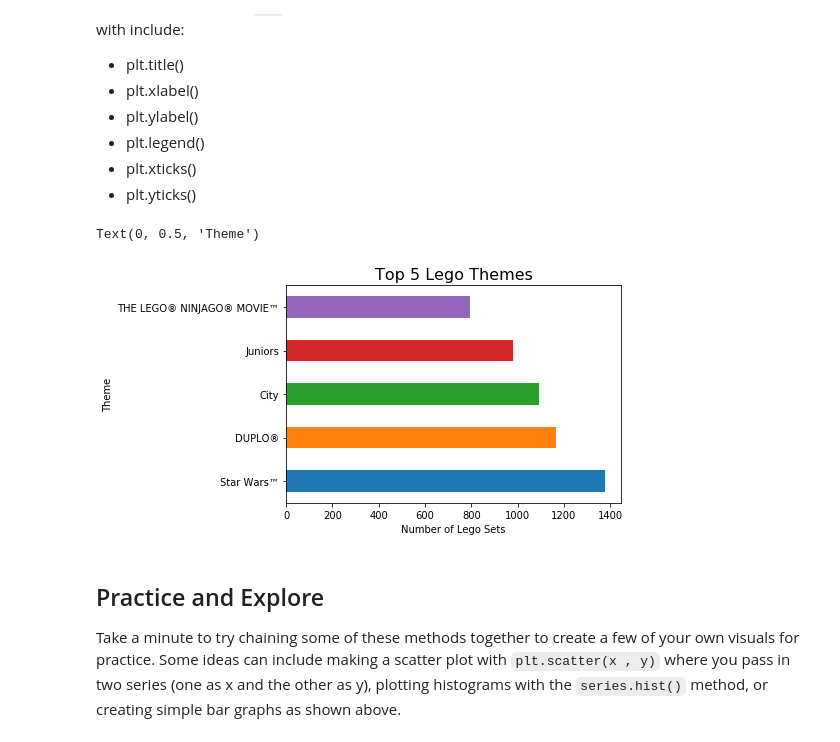
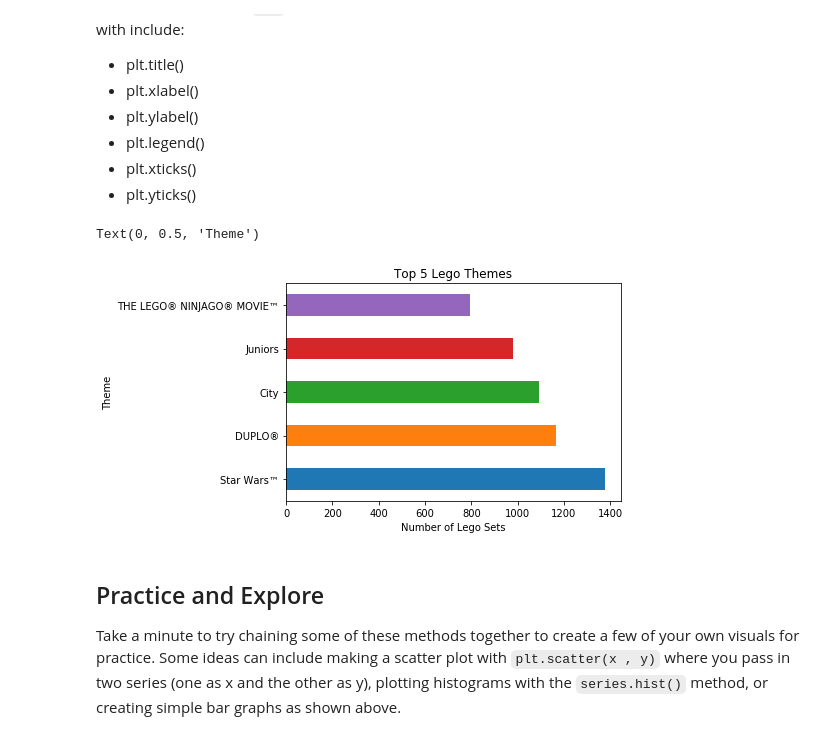
Before and after one commit to Scottrs49/dsc-first-codealong-nyc-ds-071519, a Jupyter notebook: index.ipynb, the cells around one changed output. Cells and saved outputs as stored; diff of their text form; code cells hidden in the pictures.

```diff
--- a/index.ipynb
+++ b/index.ipynb
@@ -307,12 +307,12 @@ The graph above is a good start, but we should be sure to add some labels! To do
 # %%
 to_graph = df.theme_name.value_counts()[:5]
 to_graph.plot(kind='barh') #lots of other optional parameters can be passed such as color
-plt.title('Top 5 Lego Themes', fontsize=1) #fontsize is optional
+plt.title('Top 5 Lego Themes', fontsize=12) #fontsize is optional
 plt.xlabel('Number of Lego Sets') #you could also pass in fontsize if you wanted here
 plt.ylabel('Theme') #you could also rotate text if you wanted
 # %% [output]
 Text(0, 0.5, 'Theme')
-[figure, old version]
+[figure, new version]
 # %% [markdown]
 ## Practice and Explore
 
```
